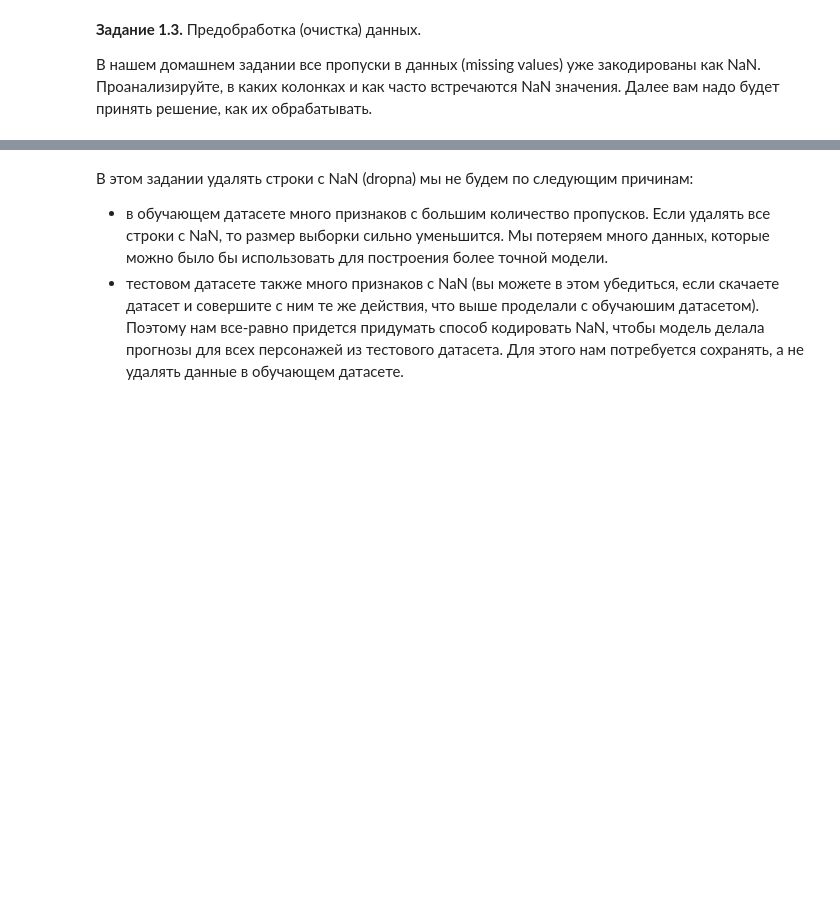
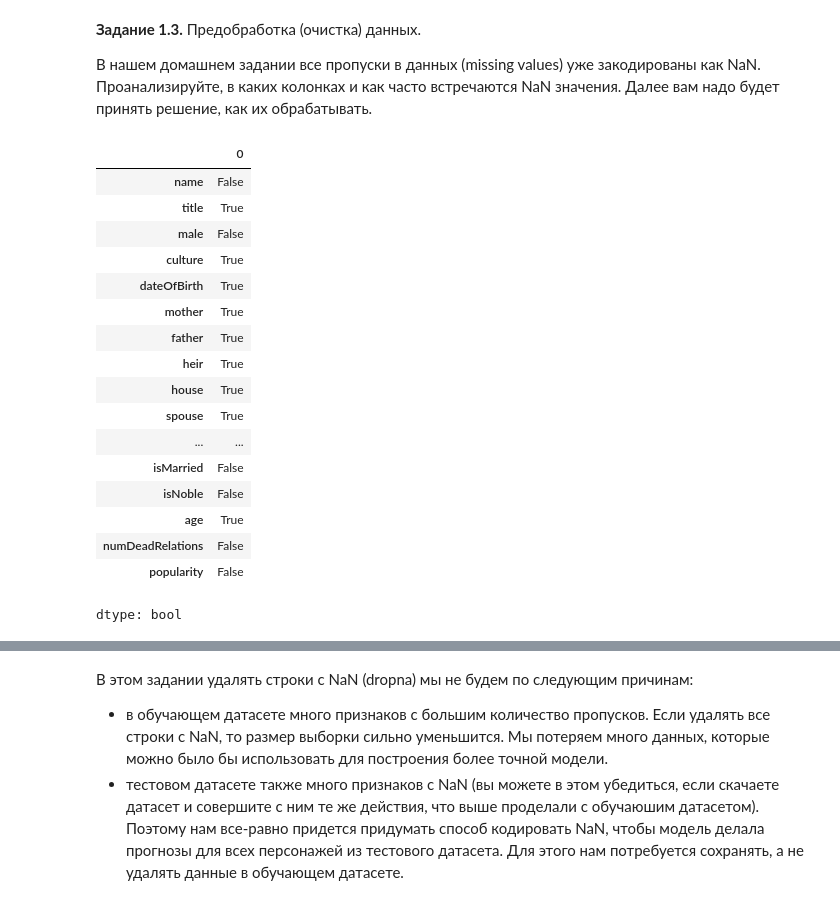
Before and after one commit to smakopyan/dls_part_1, a Jupyter notebook: Homeworks/hw_1_game_of_thrones.ipynb, the cells around one changed output, grey strips where cells are left out. Cells and saved outputs as stored; diff of their text form; code cells hidden in the pictures; blank space fills up the shorter version.

```diff
--- a/Homeworks/hw_1_game_of_thrones.ipynb
+++ b/Homeworks/hw_1_game_of_thrones.ipynb
@@ -212,0 +211,21 @@ data.describe(exclude = 'object').T[['count', 'min', 'max']]
+# %%
+data.isna().any()
+# %% [output]
+|  | 0 |
+| name | False |
+| title | True |
+| male | False |
+| culture | True |
+| dateOfBirth | True |
+| mother | True |
+| father | True |
+| heir | True |
+| house | True |
+| spouse | True |
+| ... | ... |
+| isMarried | False |
+| isNoble | False |
+| age | True |
+| numDeadRelations | False |
+| popularity | False |
+dtype: bool
```
Also changed, not shown: parts of 2 cells of this notebook.
